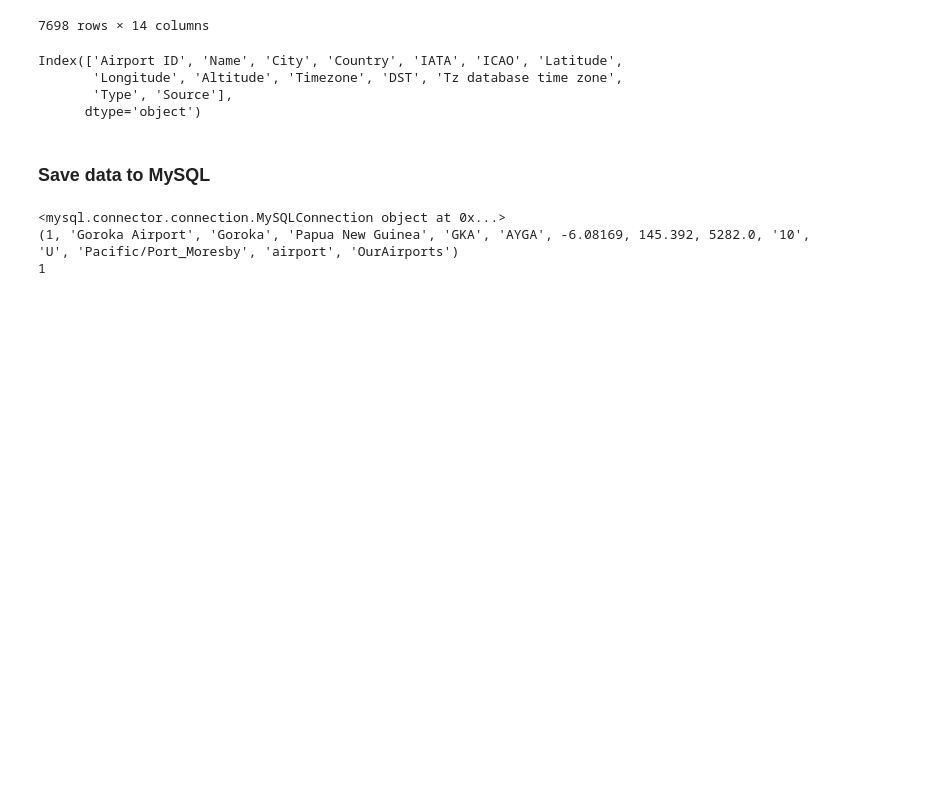
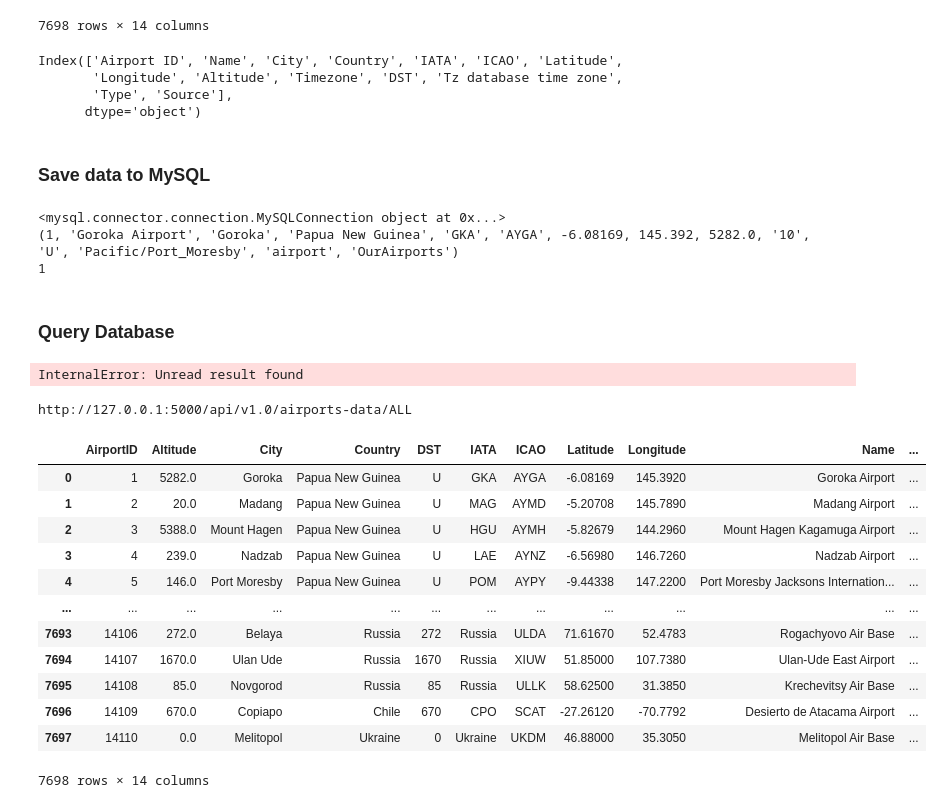
Before and after one commit to gpivaro/Project_2, a Jupyter notebook: Database/Airports_Location.ipynb, the cells around one changed output. Saved outputs shown, nothing was run; the diff lists cells and outputs as text; code cells hidden in the pictures; blank space fills up the shorter version.

```diff
--- a/Database/Airports_Location.ipynb
+++ b/Database/Airports_Location.ipynb
@@ -165,3 +166,5 @@ for index,row in airports.iterrows():
     my_cursor.execute(sqlStuff, record1)
 
 mydb.commit()
+# %% [markdown]
+### Query Database
@@ -167,0 +173,37 @@ mydb.commit()
+# %%
+my_cursor.execute(f"SELECT * FROM {database_name}.{table_name} WHERE Country = '{country}'")
+for records in my_cursor:
+    print(records)
+    print(records[0])
+# %% [output]
+InternalError: Unread result found
+# %%
+api_url = "http://127.0.0.1:5000/api/v1.0/airports-data/"
+
+# Build partial query URL
+query_url = f"{api_url}{'ALL'}"
+
+print(query_url)
+
+#  Perform a request for data
+response = requests.get(query_url).json()
+# %% [output]
+http://127.0.0.1:5000/api/v1.0/airports-data/ALL
+# %%
+# Create a dataframe from the json response data
+df = pd.DataFrame(response)
+df
+# %% [output]
+|  | AirportID | Altitude | City | Country | DST | IATA | ICAO | Latitude | Longitude | Name | ... |
+| 0 | 1 | 5282.0 | Goroka | Papua New Guinea | U | GKA | AYGA | -6.08169 | 145.3920 | Goroka Airport | ... |
+| 1 | 2 | 20.0 | Madang | Papua New Guinea | U | MAG | AYMD | -5.20708 | 145.7890 | Madang Airport | ... |
+| 2 | 3 | 5388.0 | Mount Hagen | Papua New Guinea | U | HGU | AYMH | -5.82679 | 144.2960 | Mount Hagen Kagamuga Airport | ... |
+| 3 | 4 | 239.0 | Nadzab | Papua New Guinea | U | LAE | AYNZ | -6.56980 | 146.7260 | Nadzab Airport | ... |
+| 4 | 5 | 146.0 | Port Moresby | Papua New Guinea | U | POM | AYPY | -9.44338 | 147.2200 | Port Moresby Jacksons Internation... | ... |
+| ... | ... | ... | ... | ... | ... | ... | ... | ... | ... | ... | ... |
+| 7693 | 14106 | 272.0 | Belaya | Russia | 272 | Russia | ULDA | 71.61670 | 52.4783 | Rogachyovo Air Base | ... |
+| 7694 | 14107 | 1670.0 | Ulan Ude | Russia | 1670 | Russia | XIUW | 51.85000 | 107.7380 | Ulan-Ude East Airport | ... |
+| 7695 | 14108 | 85.0 | Novgorod | Russia | 85 | Russia | ULLK | 58.62500 | 31.3850 | Krechevitsy Air Base | ... |
+| 7696 | 14109 | 670.0 | Copiapo | Chile | 670 | CPO | SCAT | -27.26120 | -70.7792 | Desierto de Atacama Airport | ... |
+| 7697 | 14110 | 0.0 | Melitopol | Ukraine | 0 | Ukraine | UKDM | 46.88000 | 35.3050 | Melitopol Air Base | ... |
+7698 rows × 14 columns
```
Also changed, not shown: parts of 3 cells of this notebook, 4 other files.
